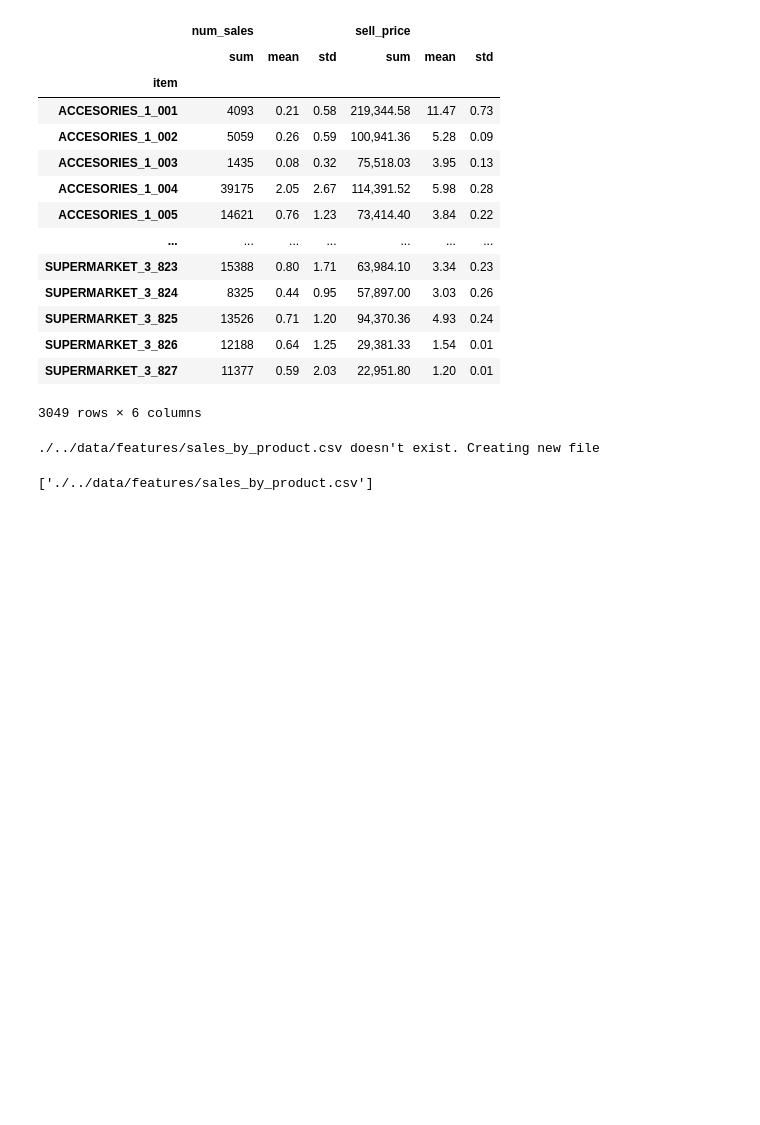
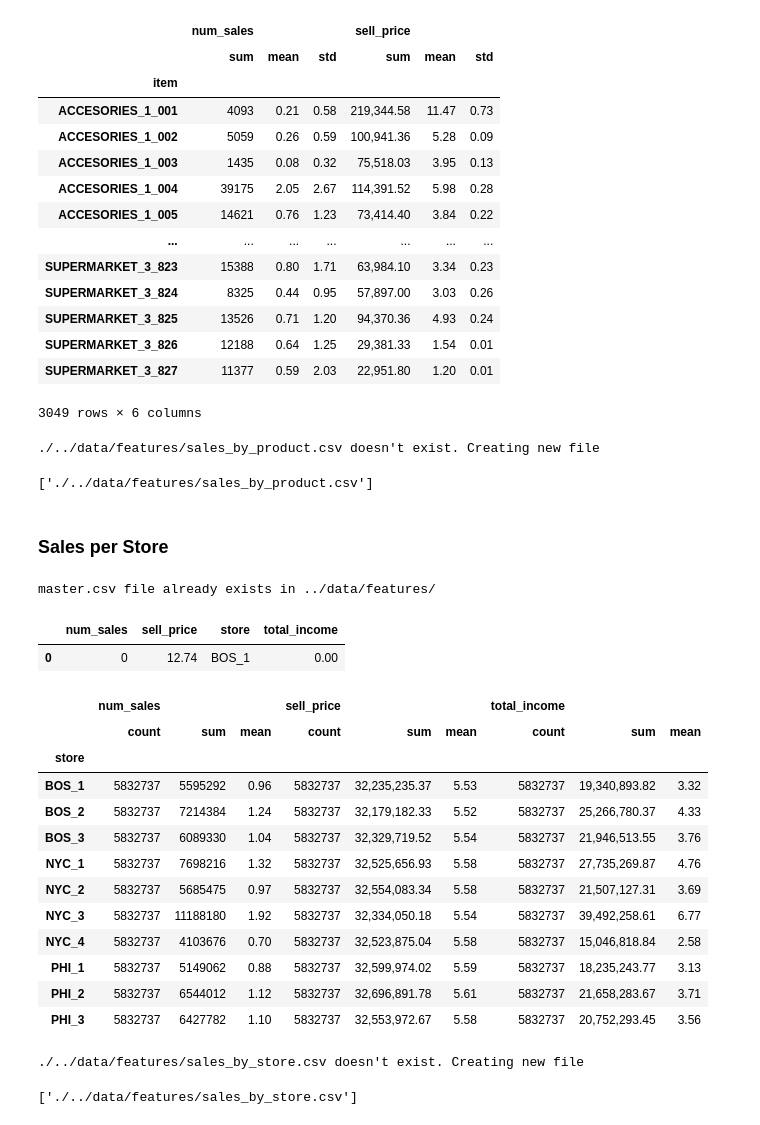
Before and after one commit to Maycas/DS-Market, a Jupyter notebook: 1 - Analysis/2 - Feature engineering.ipynb, the cells around one changed output. Drawn from its saved outputs; the diff is of its cells as text; code cells hidden in the pictures; blank space fills up the shorter version.

Commit message:
First attempt on clustering stores

```diff
--- a/1 - Analysis/2 - Feature engineering.ipynb
+++ b/1 - Analysis/2 - Feature engineering.ipynb
@@ -258,3 +331,53 @@ file_management.save_dfs_to_csv(dfs, directory, prefix = '')
 # %% [output]
 ./../data/features/sales_by_product.csv doesn't exist. Creating new file
 ['./../data/features/sales_by_product.csv']
+# %% [markdown]
+### Sales per Store
+# %%
+# downloading the feature file from gdrive - in case you didn't run the previous section
+directory = '../data/features/'
+urls = [
+    {'filename': 'master.csv', 'url': 'https://drive.google.com/file/d/1_OCpE6AZK3ju5RJVTJZm8ox5Cn8G3_Ag/view?usp=sharing'},
+]
+
+file_management.download_files_from_url(urls, directory)
+
+master = pd.read_csv(directory + 'master.csv', index_col = 0)
+# %% [output]
+master.csv file already exists in ../data/features/
+# %%
+master['store'] = master['id'].apply(lambda x: x[-5:])
+master['total_income'] = master['num_sales'] * master['sell_price']
+master.drop(columns = ['weekday', 'year', 'week', 'weekday_int', 'event', 'date', 'id'], inplace = True)
+# %%
+master.head(1)
+# %% [output]
+|  | num_sales | sell_price | store | total_income |
+| 0 | 0 | 12.74 | BOS_1 | 0.00 |
+# %%
+sales_by_store = master.groupby(['store']).agg(['count', 'sum', np.mean])
+sales_by_store
+# %% [output]
+|  | num_sales |  |  | sell_price |  |  | total_income |  |  |
+|  | count | sum | mean | count | sum | mean | count | sum | mean |
+| store |  |  |  |  |  |  |  |  |  |
+| BOS_1 | 5832737 | 5595292 | 0.96 | 5832737 | 32,235,235.37 | 5.53 | 5832737 | 19,340,893.82 | 3.32 |
+| BOS_2 | 5832737 | 7214384 | 1.24 | 5832737 | 32,179,182.33 | 5.52 | 5832737 | 25,266,780.37 | 4.33 |
+| BOS_3 | 5832737 | 6089330 | 1.04 | 5832737 | 32,329,719.52 | 5.54 | 5832737 | 21,946,513.55 | 3.76 |
+| NYC_1 | 5832737 | 7698216 | 1.32 | 5832737 | 32,525,656.93 | 5.58 | 5832737 | 27,735,269.87 | 4.76 |
+| NYC_2 | 5832737 | 5685475 | 0.97 | 5832737 | 32,554,083.34 | 5.58 | 5832737 | 21,507,127.31 | 3.69 |
+| NYC_3 | 5832737 | 11188180 | 1.92 | 5832737 | 32,334,050.18 | 5.54 | 5832737 | 39,492,258.61 | 6.77 |
+| NYC_4 | 5832737 | 4103676 | 0.70 | 5832737 | 32,523,875.04 | 5.58 | 5832737 | 15,046,818.84 | 2.58 |
+| PHI_1 | 5832737 | 5149062 | 0.88 | 5832737 | 32,599,974.02 | 5.59 | 5832737 | 18,235,243.77 | 3.13 |
+| PHI_2 | 5832737 | 6544012 | 1.12 | 5832737 | 32,696,891.78 | 5.61 | 5832737 | 21,658,283.67 | 3.71 |
+| PHI_3 | 5832737 | 6427782 | 1.10 | 5832737 | 32,553,972.67 | 5.58 | 5832737 | 20,752,293.45 | 3.56 |
+# %%
+directory = '../data/features'
+dfs = [
+    { 'filename': 'sales_by_store', 'df': sales_by_store },
+]
+
+file_management.save_dfs_to_csv(dfs, directory, prefix = '')
+# %% [output]
+./../data/features/sales_by_store.csv doesn't exist. Creating new file
+['./../data/features/sales_by_store.csv']
```
Also changed, not shown: parts of 6 cells of this notebook, 3 other files.
